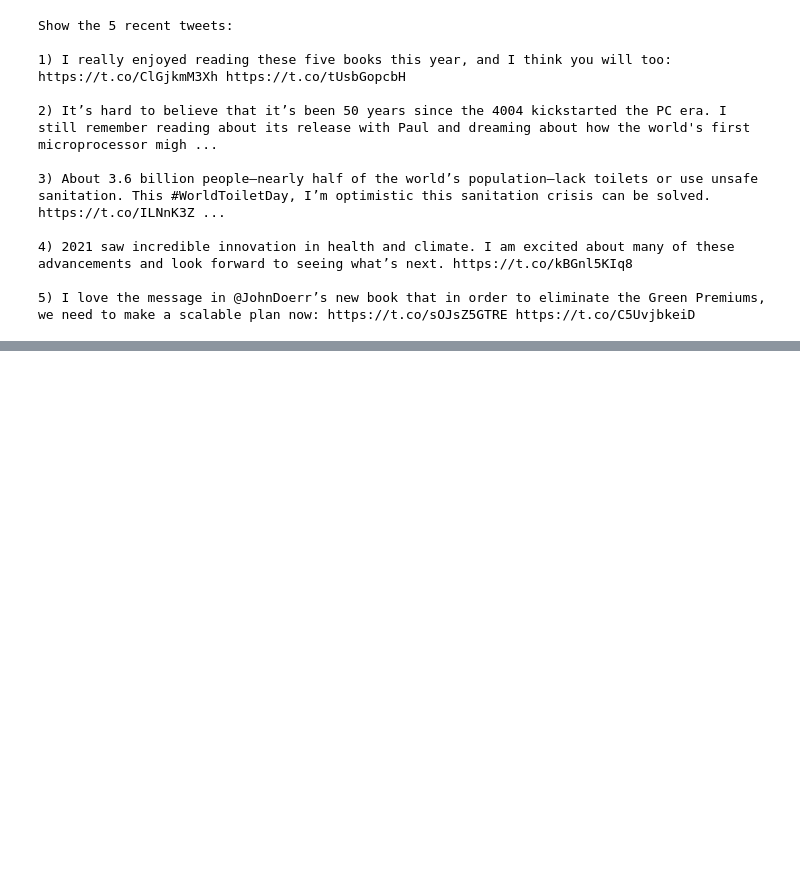
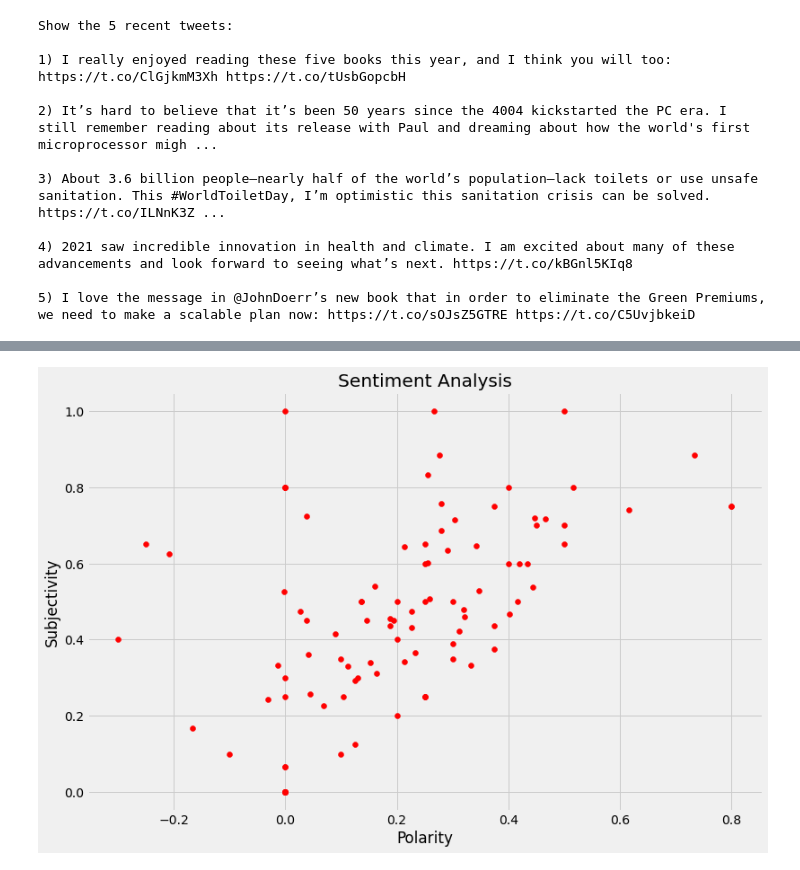
Before and after one commit to mohiit-verma/Routing-Optimization, a Jupyter notebook: twitter_sentiment.ipynb, the cells around one changed output, grey strips where cells are left out. Cells and saved outputs as stored; diff of their text form; code cells hidden in the pictures; blank space fills up the shorter version.

```diff
--- a/twitter_sentiment.ipynb
+++ b/twitter_sentiment.ipynb
@@ -58,0 +122,10 @@ Show the 5 recent tweets:
+# %%
+def getAnalysis(score):
+  if score < 0:
+    return 'Negative'
+  elif score == 0:
+    return 'Neutral'
+  else:
+    return 'Positive'
+df['Analysis'] = df['Polarity'].apply(getAnalysis)
+df
@@ -58,0 +174,10 @@ Show the 5 recent tweets:
+# %%
+plt.figure(figsize = (12,8))
+for i in range (0, df.shape[0]):
+  plt.scatter(df['Polarity'][i], df['Subjectivity'][i], color = 'red')
+plt.title('Sentiment Analysis')
+plt.xlabel('Polarity')
+plt.ylabel('Subjectivity')
+plt.show()
+# %% [output]
+[figure, added]
```
Also changed, not shown: parts of 10 cells of this notebook.
